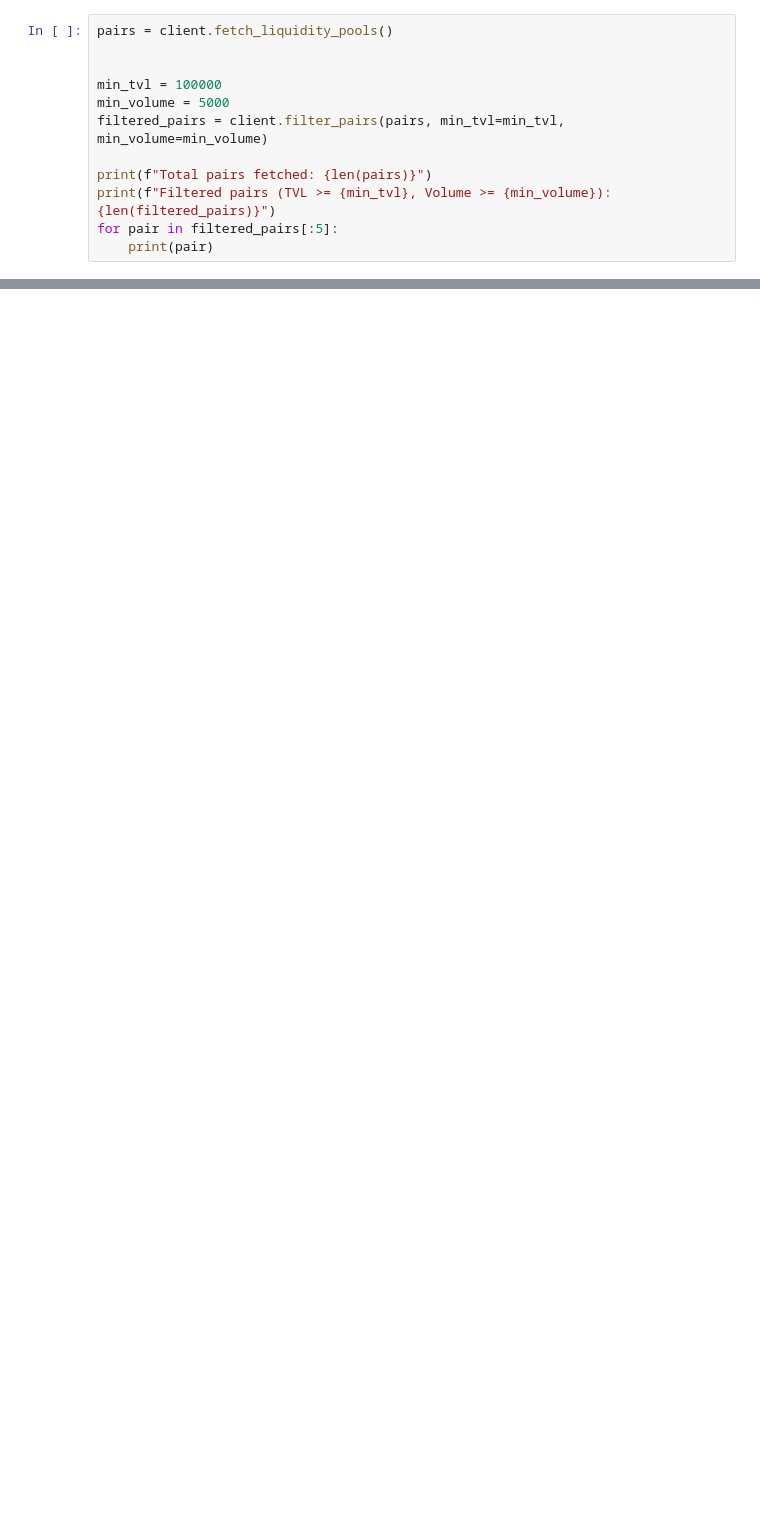
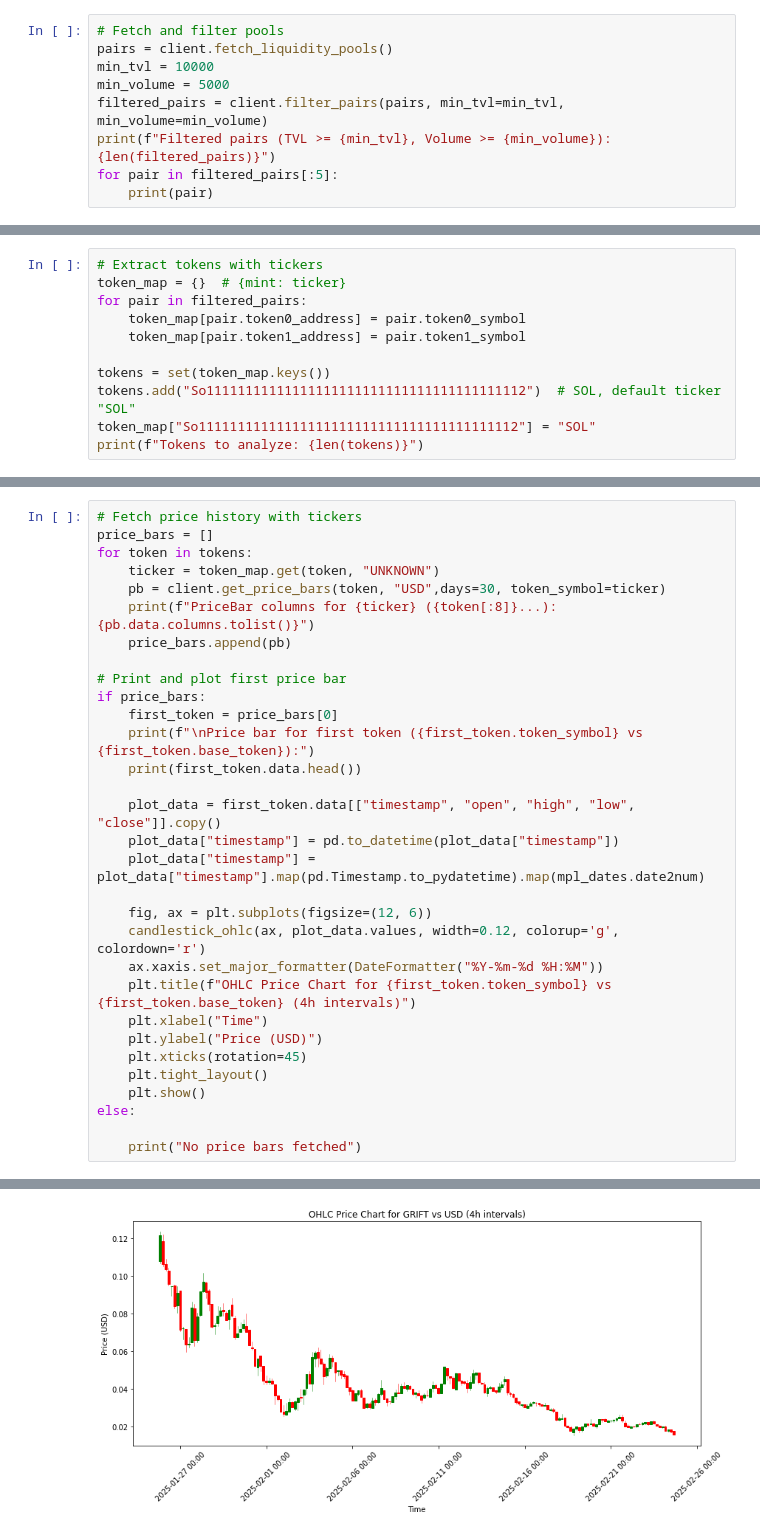
Before and after one commit to marescialloNino/dex-analyzer, a Jupyter notebook: notebooks/solana_meteora.ipynb, the cells around one changed output, grey strips where cells are left out. Cells and saved outputs as stored; diff of their text form; blank space fills up the shorter version.

Commit message:
add price retrieval functionality

```diff
--- a/notebooks/solana_meteora.ipynb
+++ b/notebooks/solana_meteora.ipynb
@@ -20,12 +32,9 @@ Session headers set: {'User-Agent': 'python-requests/2.32.3', 'Accept-Encoding':
 # %%
+# Fetch and filter pools
 pairs = client.fetch_liquidity_pools()
-
-
-min_tvl = 100000
+min_tvl = 10000
 min_volume = 5000
 filtered_pairs = client.filter_pairs(pairs, min_tvl=min_tvl, min_volume=min_volume)
-
-print(f"Total pairs fetched: {len(pairs)}")
 print(f"Filtered pairs (TVL >= {min_tvl}, Volume >= {min_volume}): {len(filtered_pairs)}")
 for pair in filtered_pairs[:5]:
     print(pair)
@@ -95,0 +59,11 @@ for pos in positions:
+# %%
+# Extract tokens with tickers
+token_map = {}  # {mint: ticker}
+for pair in filtered_pairs:
+    token_map[pair.token0_address] = pair.token0_symbol
+    token_map[pair.token1_address] = pair.token1_symbol
+
+tokens = set(token_map.keys())
+tokens.add("So11111111111111111111111111111111111111112")  # SOL, default ticker "SOL"
+token_map["So11111111111111111111111111111111111111112"] = "SOL"
+print(f"Tokens to analyze: {len(tokens)}")
@@ -95,0 +72,32 @@ for pos in positions:
+# %%
+# Fetch price history with tickers
+price_bars = []
+for token in tokens:
+    ticker = token_map.get(token, "UNKNOWN")
+    pb = client.get_price_bars(token, "USD",days=30, token_symbol=ticker)
+    print(f"PriceBar columns for {ticker} ({token[:8]}...): {pb.data.columns.tolist()}")
+    price_bars.append(pb)
+
+# Print and plot first price bar
+if price_bars:
+    first_token = price_bars[0]
+    print(f"\nPrice bar for first token ({first_token.token_symbol} vs {first_token.base_token}):")
+    print(first_token.data.head())
+
+    plot_data = first_token.data[["timestamp", "open", "high", "low", "close"]].copy()
+    plot_data["timestamp"] = pd.to_datetime(plot_data["timestamp"])
+    plot_data["timestamp"] = plot_data["timestamp"].map(pd.Timestamp.to_pydatetime).map(mpl_dates.date2num)
+
+    fig, ax = plt.subplots(figsize=(12, 6))
+    candlestick_ohlc(ax, plot_data.values, width=0.12, colorup='g', colordown='r')
+    ax.xaxis.set_major_formatter(DateFormatter("%Y-%m-%d %H:%M"))
+    plt.title(f"OHLC Price Chart for {first_token.token_symbol} vs {first_token.base_token} (4h intervals)")
+    plt.xlabel("Time")
+    plt.ylabel("Price (USD)")
+    plt.xticks(rotation=45)
+    plt.tight_layout()
+    plt.show()
+else:
+
+    print("No price bars fetched")
+# %% [output]
@@ -95,0 +121 @@ for pos in positions:
+[figure, added]
```
Also changed, not shown: parts of 7 cells of this notebook, 6 other files.
